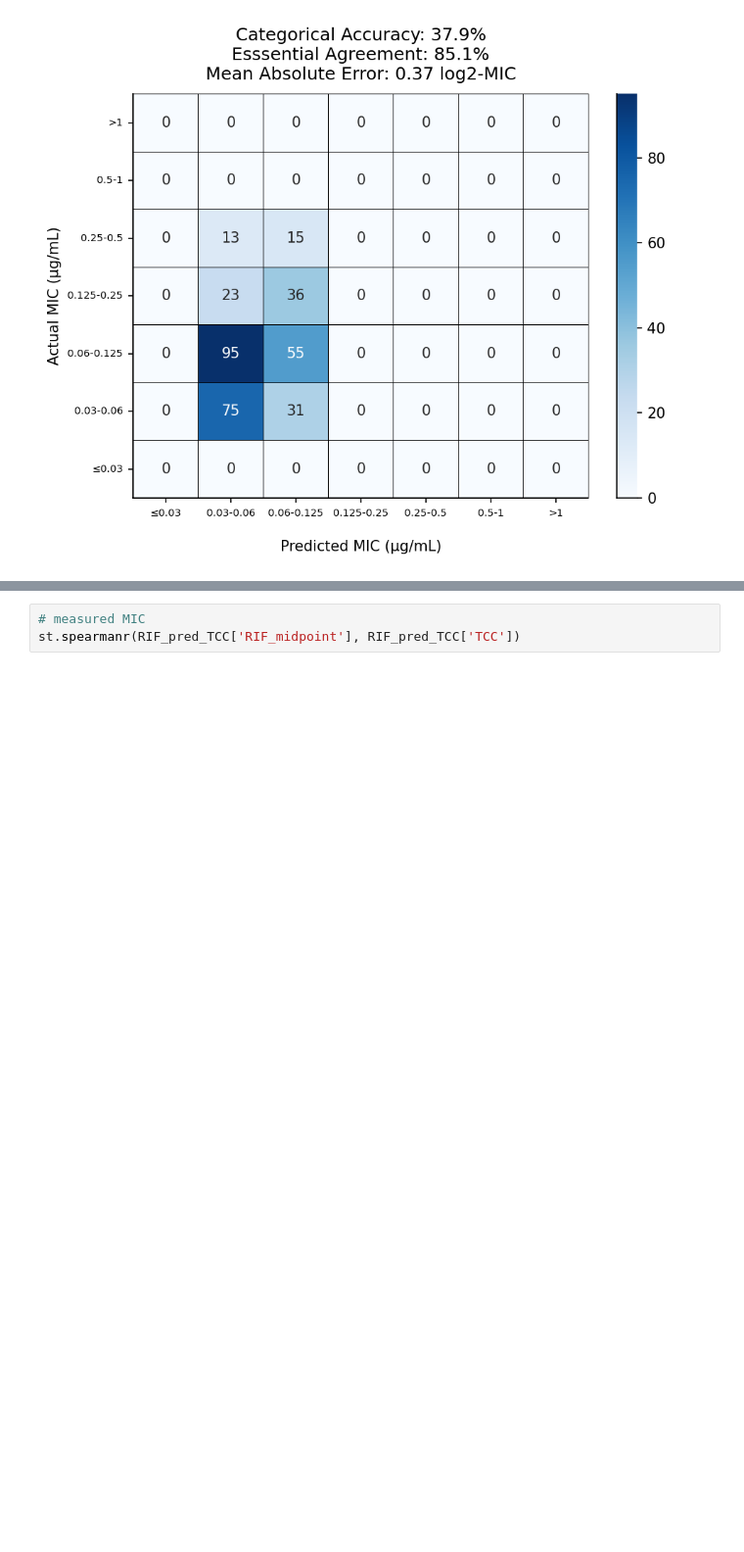
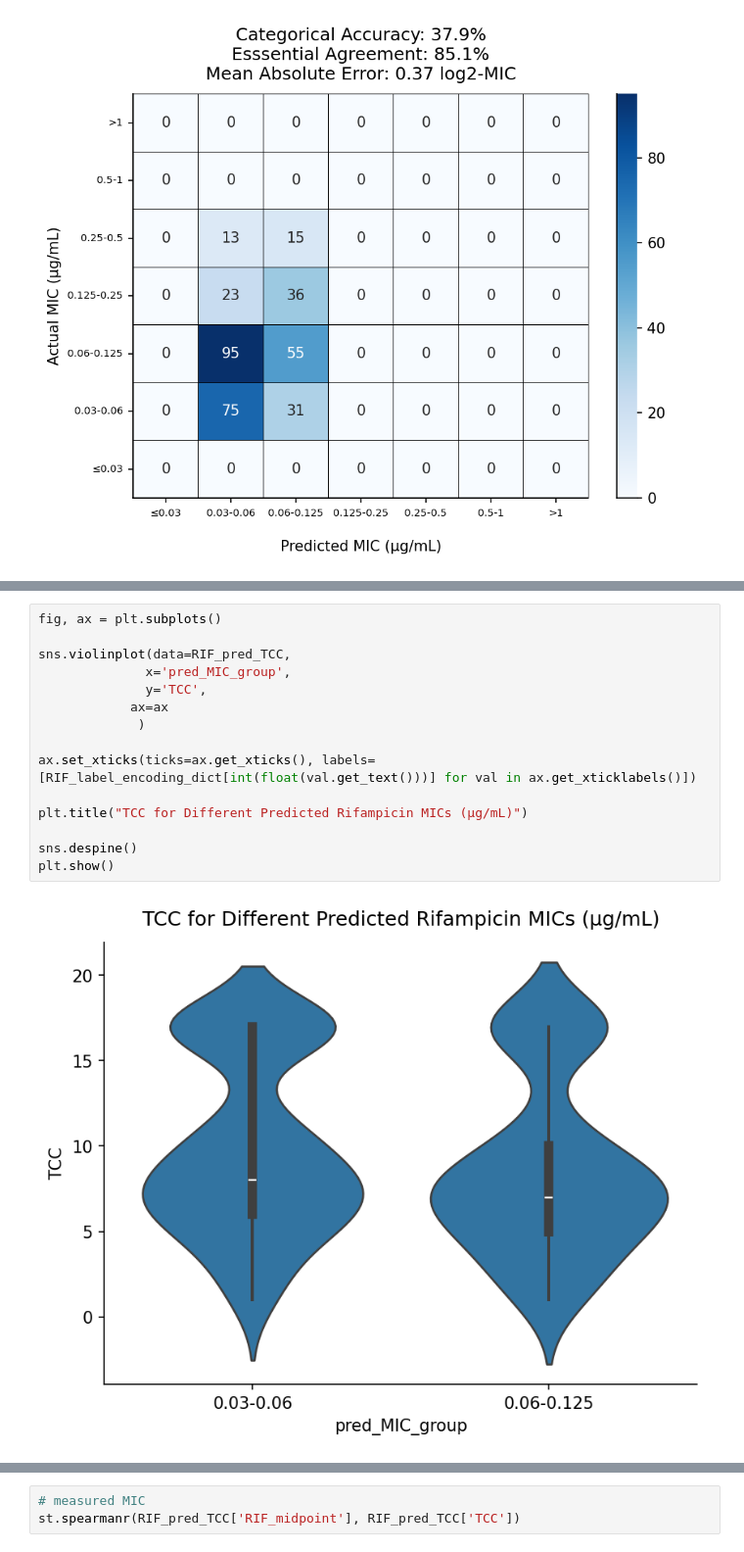
Before and after one commit to sanju99/MtbQuantCNN, a Jupyter notebook: analysis/TRUST_analysis.ipynb, the cells around one changed output, grey strips where cells are left out. Shown at 98% size. Saved outputs shown, nothing was run; the diff lists cells and outputs as text; blank space fills up the shorter version.

```diff
--- a/analysis/TRUST_analysis.ipynb
+++ b/analysis/TRUST_analysis.ipynb
@@ -975 +915,18 @@ plt.show()
+# %%
+fig, ax = plt.subplots()
+
+sns.violinplot(data=RIF_pred_TCC,
+              x='pred_MIC_group',
+              y='TCC',
+            ax=ax
+             )
+
+ax.set_xticks(ticks=ax.get_xticks(), labels=[RIF_label_encoding_dict[int(float(val.get_text()))] for val in ax.get_xticklabels()])
+
+plt.title("TCC for Different Predicted Rifampicin MICs (µg/mL)")
+
+sns.despine()
+plt.show()
+# %% [output]
+[figure, added]
 # %%
```
Also changed, not shown: parts of 17 cells of this notebook, 10 other files.
